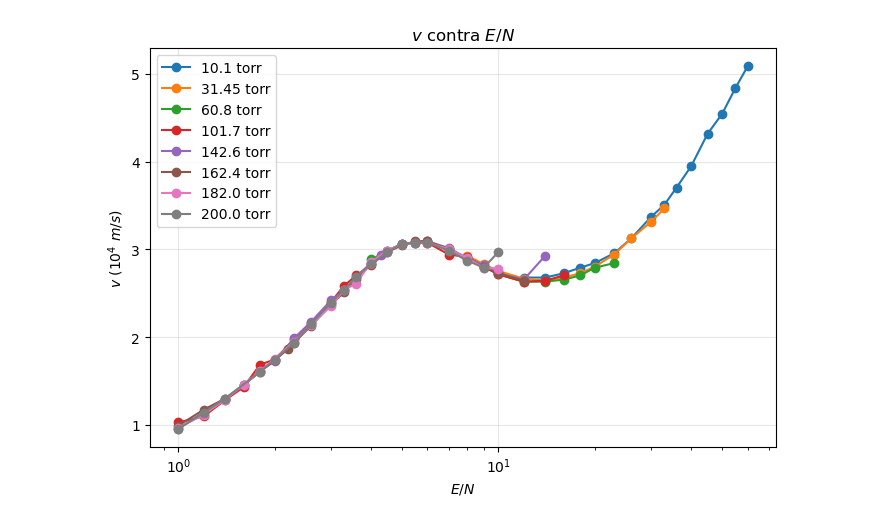
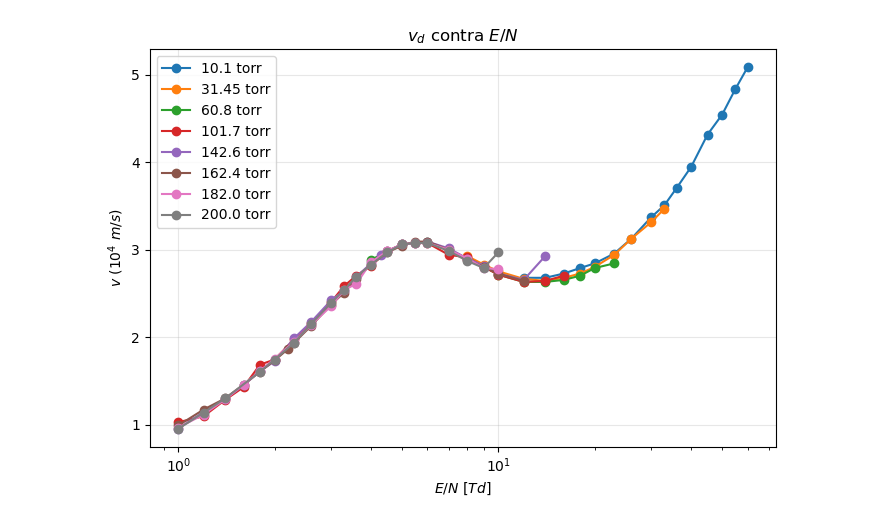
Before and after one commit to jorge-rra2/Inter-Contemporanea-II, a Jupyter notebook: Reportes/Ramsa/codigo/cascada_extendido.ipynb, the cells around one changed output. Drawn from its saved outputs; the diff is of its cells as text; code cells hidden in the pictures.

```diff
--- a/Reportes/Ramsa/codigo/cascada_extendido.ipynb
+++ b/Reportes/Ramsa/codigo/cascada_extendido.ipynb
@@ -15,34 +15,34 @@ plt.figure(figsize=(7, 5))
 
 def seleccion(presiones_elegidas):
     if len(presiones_elegidas) == 0:
         df_condicional = df.groupby("presion_tor")
     else:
         df_filtrado = df[df["presion_tor"].isin(presiones_elegidas)]
         df_condicional= df_filtrado.groupby("presion_tor")
     return df_condicional
 
 #10.1, 31.45, 60.8, 101.7, 142.6, 162.4, 182, 200
 presiones=[]
 
 for presion, grupo in seleccion(presiones):
     v = d / grupo["T_micro"]
 
     plt.plot(
         grupo["E/N"],
         v,
         marker="o",
         linestyle="-",
         label=f"{presion} torr"
     )
 
-plt.xlabel(r"$E/N$")
+plt.xlabel(r"$E/N \ [Td]$")
 plt.ylabel(r"$v \ (10^4 \ m/s)$")
-plt.title(r"$v$ contra $E/N$")
+plt.title(r"$v_d$ contra $E/N$")
 plt.xscale("log")
 plt.grid(True, alpha=0.3)
 plt.legend()
 plt.tight_layout()
-plt.savefig("../figuras/v_contraEN.png", dpi=300, bbox_inches="tight")
+plt.savefig("../figuras/v_contraEN.png")
 plt.show()
 # %% [output]
-[figure, old version]
+[figure, new version]
```
Also changed, not shown: 24 other files.
